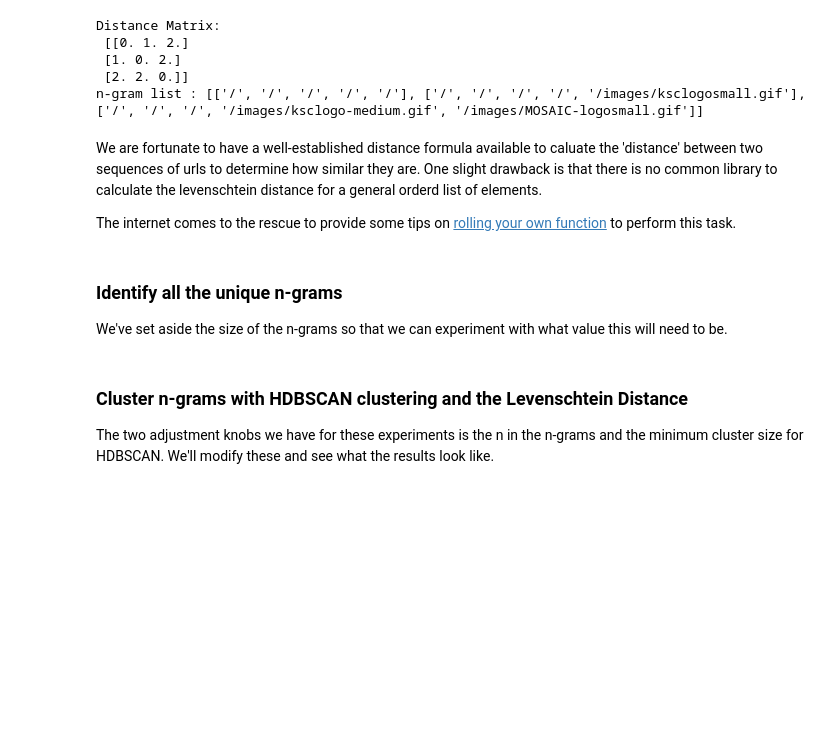
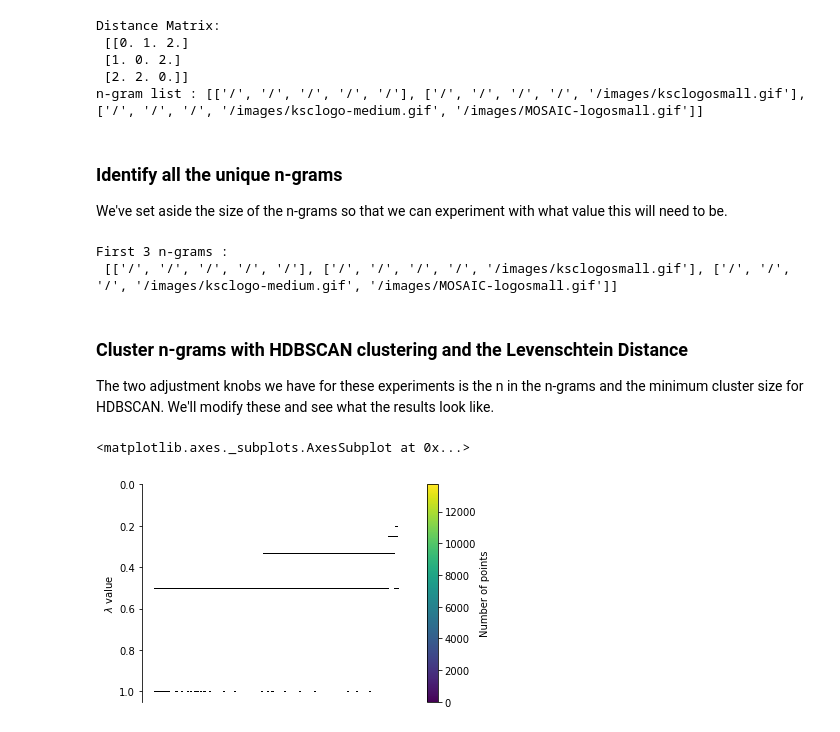
Before and after one commit to robertwatkins/playground-robert, a Jupyter notebook: Python/Jupyter/apache/ApacheNGram.ipynb, the cells around one changed output. Saved outputs shown, nothing was run; the diff lists cells and outputs as text; code cells hidden in the pictures; blank space fills up the shorter version.

Commit message:
added samples for HDBSCAN clustering of n-grams with different cluster sizes

```diff
--- a/Python/Jupyter/apache/ApacheNGram.ipynb
+++ b/Python/Jupyter/apache/ApacheNGram.ipynb
@@ -331,10 +329,6 @@ Distance Matrix:
  [1. 0. 2.]
  [2. 2. 0.]]
 n-gram list : [['/', '/', '/', '/', '/'], ['/', '/', '/', '/', '/images/ksclogosmall.gif'], ['/', '/', '/', '/images/ksclogo-medium.gif', '/images/MOSAIC-logosmall.gif']]
-# %% [markdown]
-We are fortunate to have a well-established distance formula available to caluate the 'distance' between two sequences of urls to determine how similar they are. One slight drawback is that there is no common library to calculate the levenschtein distance for a general orderd list of elements.
-
-The internet comes to the rescue to provide some tips on [rolling your own function](https://medium.com/@yash_agarwal2/soundex-and-levenshtein-distance-in-python-8b4b56542e9e) to perform this task.
 # %% [markdown]
 ### Identify all the unique n-grams
 We've set aside the size of the n-grams so that we can experiment with what value this will need to be.
@@ -368,7 +362,24 @@ for row in histogram_visitor_address.iteritems():
     ith_most_active_user_path_n_gram.sort()
     ith_most_active_user_path_n_gram = list(ith_most_active_user_path_n_gram for ith_most_active_user_path_n_gram,_ in itertools.groupby(ith_most_active_user_path_n_gram))
 
-print(ith_most_active_user_path_n_gram[:3])
+print("First 3 n-grams :\n",ith_most_active_user_path_n_gram[:3])
+# %% [output]
+First 3 n-grams :
+ [['/', '/', '/', '/', '/'], ['/', '/', '/', '/', '/images/ksclogosmall.gif'], ['/', '/', '/', '/images/ksclogo-medium.gif', '/images/MOSAIC-logosmall.gif']]
 # %% [markdown]
 ### Cluster n-grams with HDBSCAN clustering and the Levenschtein Distance
 The two adjustment knobs we have for these experiments is the n in the n-grams and the minimum cluster size for HDBSCAN. We'll modify these and see what the results look like.
+# %%
+#generate distance matrix
+sample_n_gram_list_as_ids = n_gram_list_to_ids(ith_most_active_user_path_n_gram)
+distance_matrix = pairwise_distances(sample_n_gram_list_as_ids, metric=get_levenshtein_distance)
+print("Distance Matrix: \n", distance_matrix)
+# %%
+#generate clusters
+clust_number = 2
+clusterer = hdbscan.HDBSCAN(min_cluster_size=clust_number, metric='precomputed')
+clusterer.fit(distance_matrix)
+clusterer.condensed_tree_.plot()
+# %% [output]
+<matplotlib.axes._subplots.AxesSubplot at 0x...>
+[figure, added]
```
Also changed, not shown: parts of 16 cells of this notebook.
